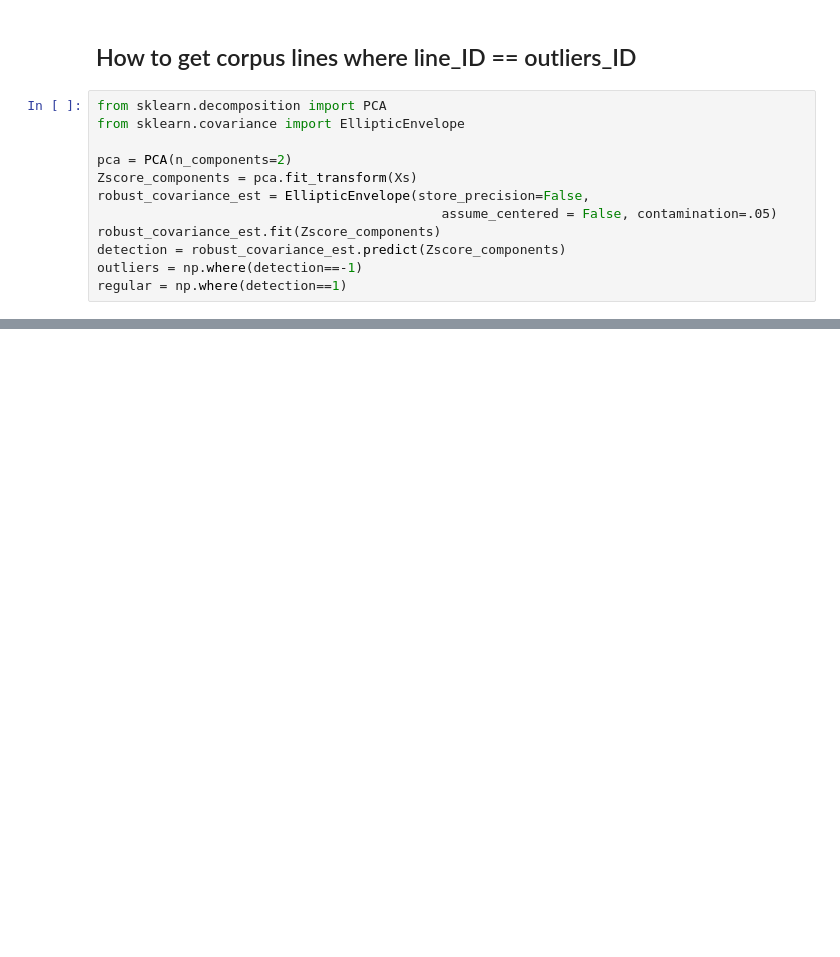
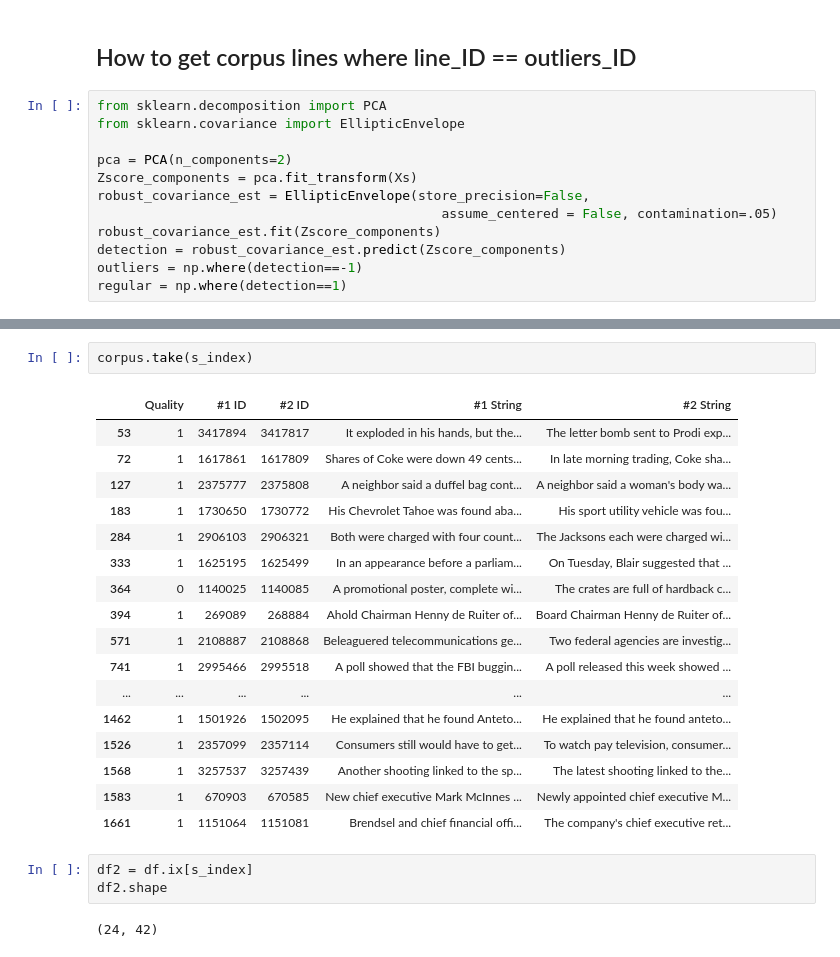
Before and after one commit to sorice/2017paraphrasebsent, a Jupyter notebook: 04.3-Classification-without-Outliers.ipynb, the cells around one changed output, grey strips where cells are left out. Cells and saved outputs as stored; diff of their text form; blank space fills up the shorter version.

```diff
--- a/04.3-Classification-without-Outliers.ipynb
+++ b/04.3-Classification-without-Outliers.ipynb
@@ -199,0 +291,25 @@ Zscore_components[0], Zscore_components[1670]
+# %%
+corpus.take(s_index)
+# %% [output]
+|  | ﻿Quality | #1 ID | #2 ID | #1 String | #2 String |
+| 53 | 1 | 3417894 | 3417817 | It exploded in his hands, but the... | The letter bomb sent to Prodi exp... |
+| 72 | 1 | 1617861 | 1617809 | Shares of Coke were down 49 cents... | In late morning trading, Coke sha... |
+| 127 | 1 | 2375777 | 2375808 | A neighbor said a duffel bag cont... | A neighbor said a woman's body wa... |
+| 183 | 1 | 1730650 | 1730772 | His Chevrolet Tahoe was found aba... | His sport utility vehicle was fou... |
+| 284 | 1 | 2906103 | 2906321 | Both were charged with four count... | The Jacksons each were charged wi... |
+| 333 | 1 | 1625195 | 1625499 | In an appearance before a parliam... | On Tuesday, Blair suggested that ... |
+| 364 | 0 | 1140025 | 1140085 | A promotional poster, complete wi... | The crates are full of hardback c... |
+| 394 | 1 | 269089 | 268884 | Ahold Chairman Henny de Ruiter of... | Board Chairman Henny de Ruiter of... |
+| 571 | 1 | 2108887 | 2108868 | Beleaguered telecommunications ge... | Two federal agencies are investig... |
+| 741 | 1 | 2995466 | 2995518 | A poll showed that the FBI buggin... | A poll released this week showed ... |
+| ... | ... | ... | ... | ... | ... |
+| 1462 | 1 | 1501926 | 1502095 | He explained that he found Anteto... | He explained that he found anteto... |
+| 1526 | 1 | 2357099 | 2357114 | Consumers still would have to get... | To watch pay television, consumer... |
+| 1568 | 1 | 3257537 | 3257439 | Another shooting linked to the sp... | The latest shooting linked to the... |
+| 1583 | 1 | 670903 | 670585 | New chief executive Mark McInnes ... | Newly appointed chief executive M... |
+| 1661 | 1 | 1151064 | 1151081 | Brendsel and chief financial offi... | The company's chief executive ret... |
+# %%
+df2 = df.ix[s_index]
+df2.shape
+# %% [output]
+(24, 42)
```
Also changed, not shown: parts of 24 cells of this notebook, 5 other files.
